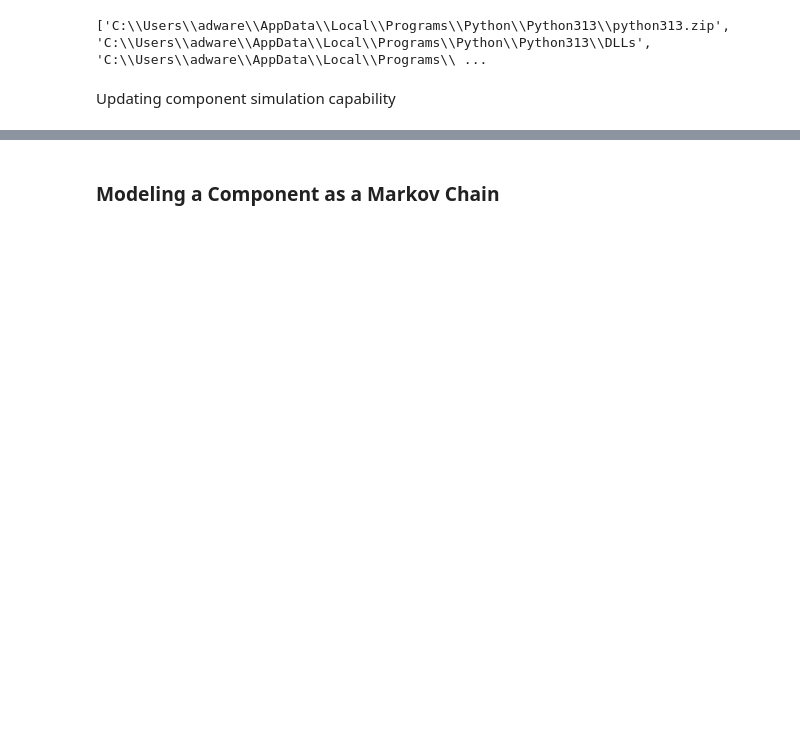
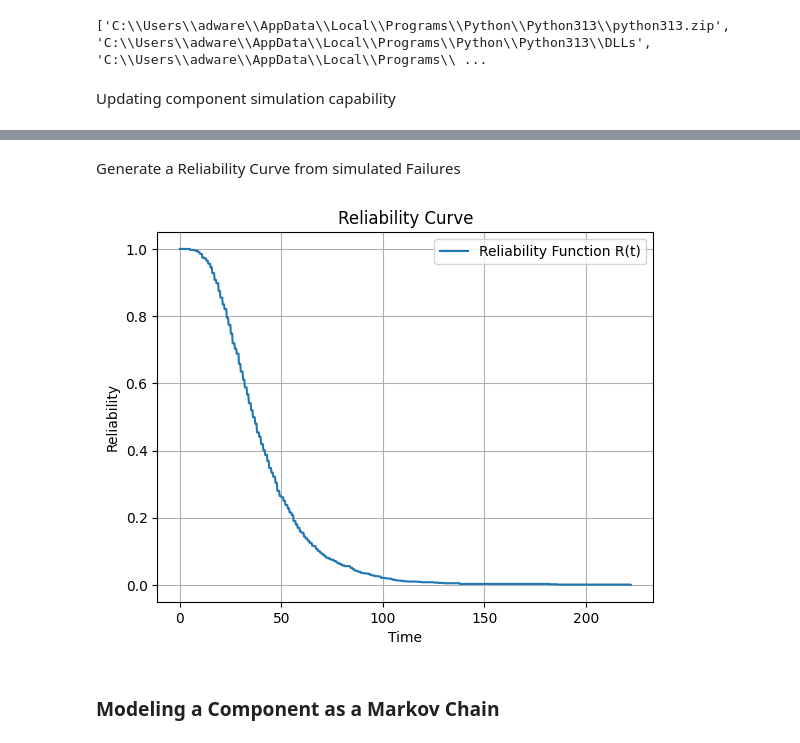
Before and after one commit to andreyaW/KISS, a Jupyter notebook: shipClassTests/compNsensor_tests.ipynb, the cells around one changed output, grey strips where cells are left out. Cells and saved outputs as stored; diff of their text form; code cells hidden in the pictures; blank space fills up the shorter version.

```diff
--- a/shipClassTests/compNsensor_tests.ipynb
+++ b/shipClassTests/compNsensor_tests.ipynb
@@ -50,3 +60,10 @@ Text(0.5, 1.0, 'Failure Time Histogram')
+# %% [markdown]
+Generate a Reliability Curve from simulated Failures
+# %%
+from utils.reliabilityFunctions import drawRelCurve
+drawRelCurve(failure_times)
+# %% [output]
+[figure, added]
 # %% [markdown]
 ### Modeling a Component as a Markov Chain
 # %%
```
Also changed, not shown: parts of 2 cells of this notebook, 2 other files.
